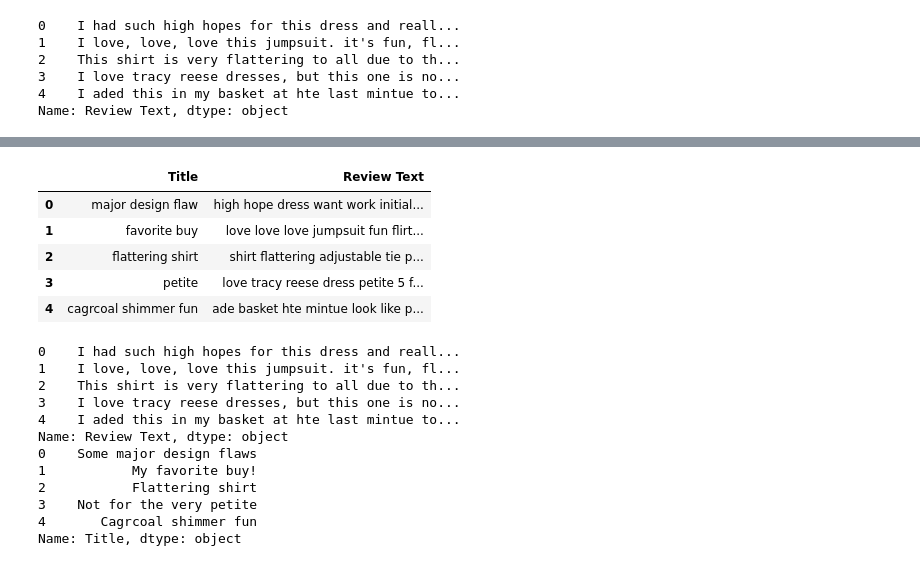
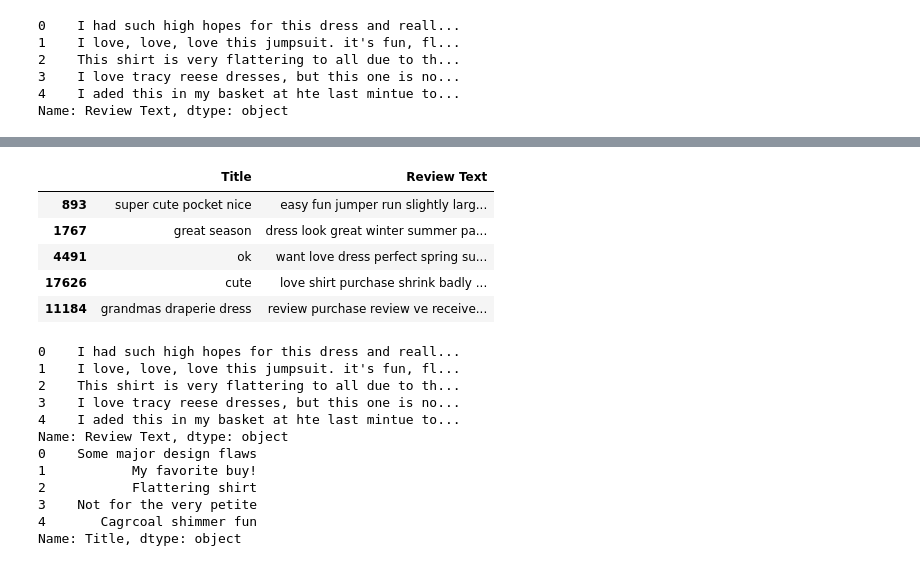
Before and after one commit to norrateng/dsnd-pipelines-project, a Jupyter notebook: starter/starter.ipynb, the cells around one changed output, grey strips where cells are left out. Cells and saved outputs as stored; diff of their text form; code cells hidden in the pictures.

```diff
--- a/starter/starter.ipynb
+++ b/starter/starter.ipynb
@@ -450,26 +561,26 @@ class SpacyLemmatizer(BaseEstimator, TransformerMixin):
 # %%
 # Create an instance of TextPreprocessor
 text_preprocessor = TextPreprocessor()
 
 # Call the transform method on the instance
 # processed_reviews = text_preprocessor.transform(X['Review Text'])
 # processed_reviews = text_preprocessor.lemmatise(X['Review Text'])
-processed_reviews = text_preprocessor.transform(X[textual_features].head())
+processed_reviews = text_preprocessor.transform(X_train[textual_features].head())
 processed_lem  = spacy_lemmatizer.transform(processed_reviews)
 
 # Display the processed reviews
 # type(processed_reviews) #pandas series
 # processed_reviews
 # pd.set_option('display.max_colwidth', None)
 # pd.set_option('display.max_colwidth', 50)
 processed_lem
 # %% [output]
 |  | Title | Review Text |
-| 0 | major design flaw | high hope dress want work initial... |
-| 1 | favorite buy | love love love jumpsuit fun flirt... |
-| 2 | flattering shirt | shirt flattering adjustable tie p... |
-| 3 | petite | love tracy reese dress petite 5 f... |
-| 4 | cagrcoal shimmer fun | ade basket hte mintue look like p... |
+| 893 | super cute pocket nice | easy fun jumper run slightly larg... |
+| 1767 | great season | dress look great winter summer pa... |
+| 4491 | ok | want love dress perfect spring su... |
+| 17626 | cute | love shirt purchase shrink badly ... |
+| 11184 | grandmas draperie dress | review purchase review ve receive... |
 # %%
 print(X['Review Text'].head()) # only review text
 print(X[textual_features[0]].head()) #includes title AND review text
```
Also changed, not shown: parts of 13 cells of this notebook.
